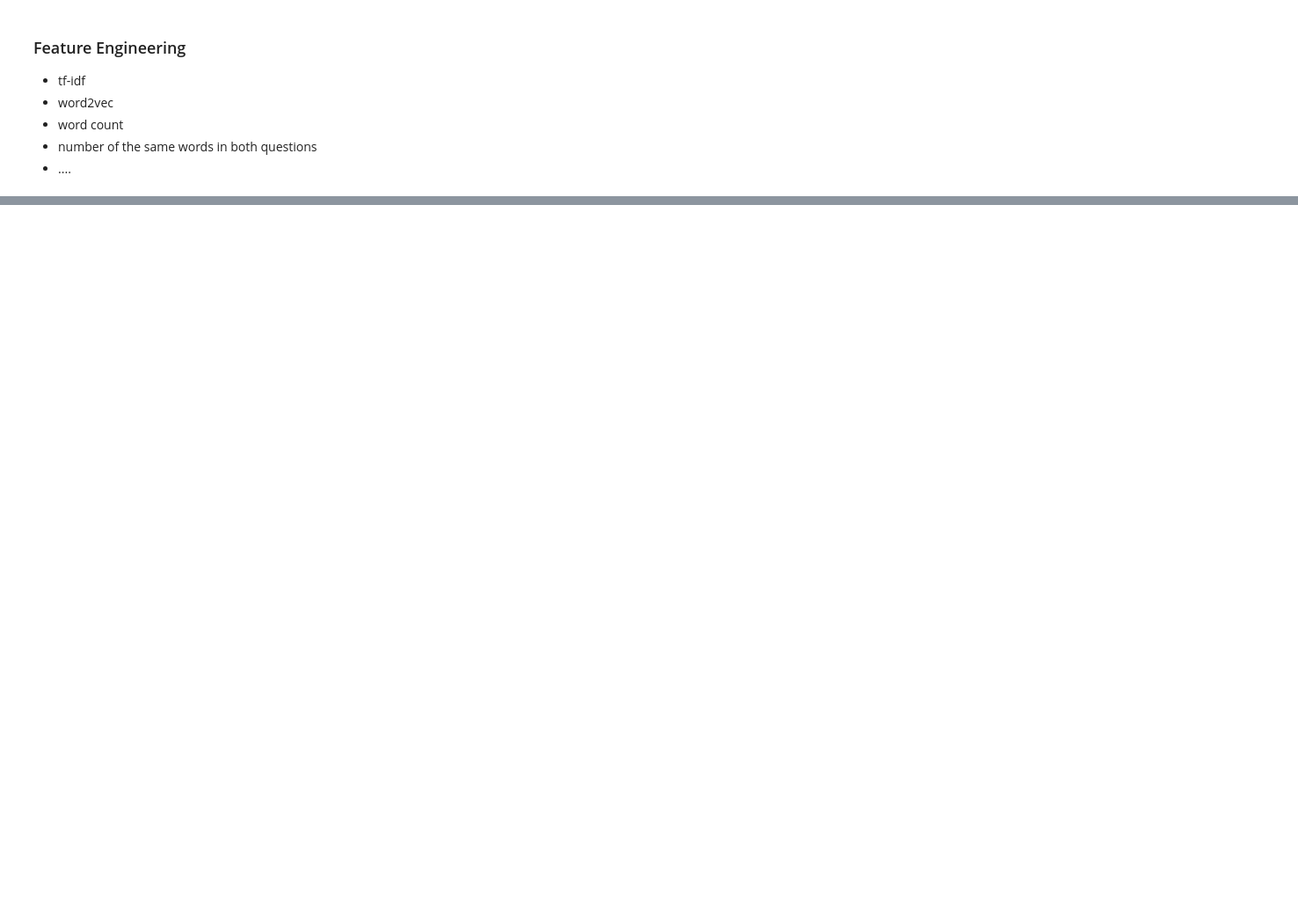
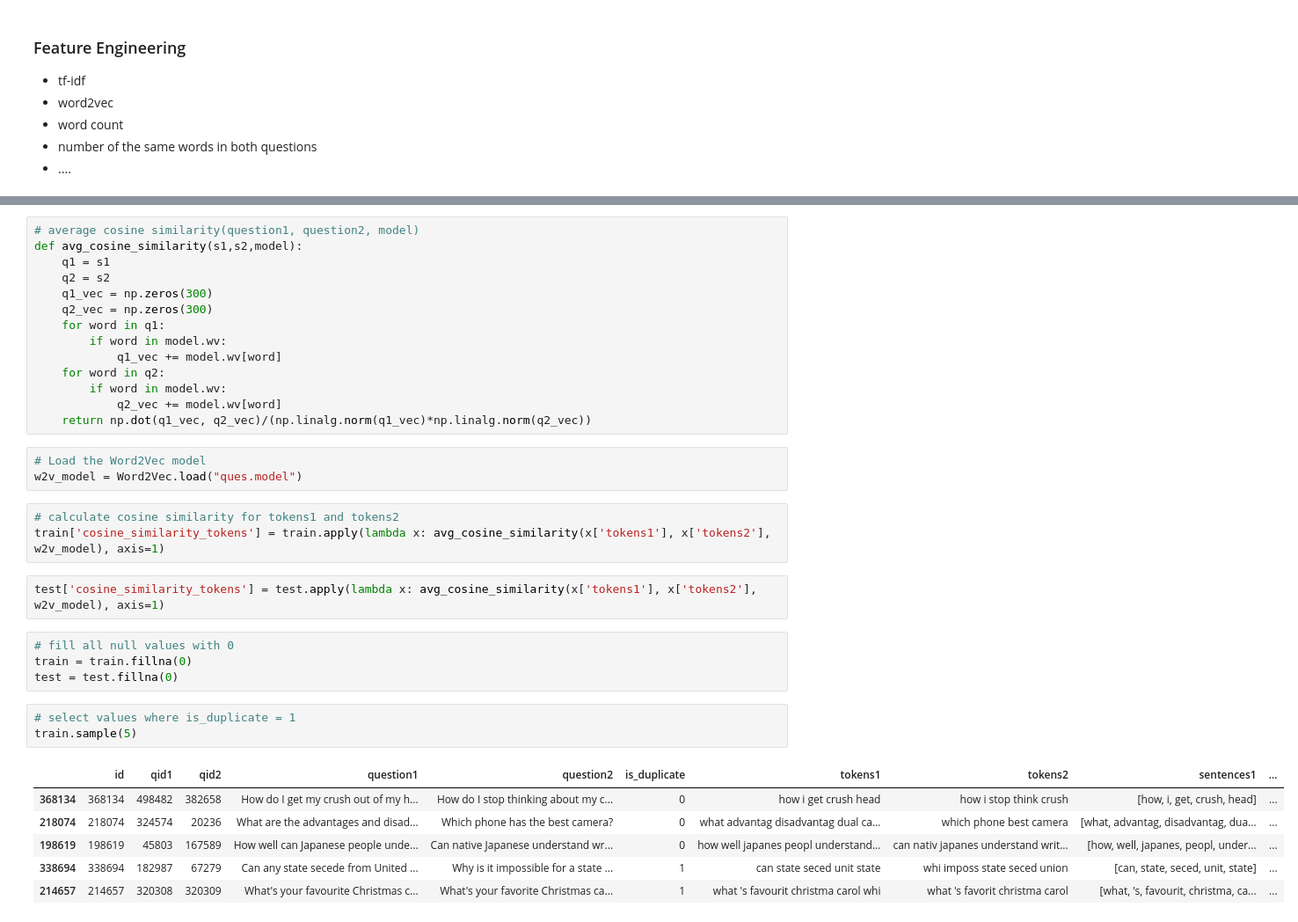
Before and after one commit to MillanAir/mini-project-V, a Jupyter notebook: mini_project_V.ipynb, the cells around one changed output, grey strips where cells are left out. Shown: that part at 88% size. Drawn from its saved outputs; the diff is of its cells as text; blank space fills up the shorter version.

```diff
--- a/mini_project_V.ipynb
+++ b/mini_project_V.ipynb
@@ -213,3 +286,39 @@ train.head()
+# %%
+# average cosine similarity(question1, question2, model)
+def avg_cosine_similarity(s1,s2,model):
+    q1 = s1
+    q2 = s2
+    q1_vec = np.zeros(300)
+    q2_vec = np.zeros(300)
+    for word in q1:
+        if word in model.wv:
+            q1_vec += model.wv[word]
+    for word in q2:
+        if word in model.wv:
+            q2_vec += model.wv[word]
+    return np.dot(q1_vec, q2_vec)/(np.linalg.norm(q1_vec)*np.linalg.norm(q2_vec))
+# %%
+# Load the Word2Vec model
+w2v_model = Word2Vec.load("ques.model")
+# %%
+# calculate cosine similarity for tokens1 and tokens2
+train['cosine_similarity_tokens'] = train.apply(lambda x: avg_cosine_similarity(x['tokens1'], x['tokens2'], w2v_model), axis=1)
+# %%
+test['cosine_similarity_tokens'] = test.apply(lambda x: avg_cosine_similarity(x['tokens1'], x['tokens2'], w2v_model), axis=1)
+# %%
+# fill all null values with 0
+train = train.fillna(0)
+test = test.fillna(0)
+# %%
+# select values where is_duplicate = 1
+train.sample(5)
+# %% [output]
+|  | id | qid1 | qid2 | question1 | question2 | is_duplicate | tokens1 | tokens2 | sentences1 | ... |
+| 368134 | 368134 | 498482 | 382658 | How do I get my crush out of my h... | How do I stop thinking about my c... | 0 | how i get crush head | how i stop think crush | [how, i, get, crush, head] | ... |
+| 218074 | 218074 | 324574 | 20236 | What are the advantages and disad... | Which phone has the best camera? | 0 | what advantag disadvantag dual ca... | which phone best camera | [what, advantag, disadvantag, dua... | ... |
+| 198619 | 198619 | 45803 | 167589 | How well can Japanese people unde... | Can native Japanese understand wr... | 0 | how well japanes peopl understand... | can nativ japanes understand writ... | [how, well, japanes, peopl, under... | ... |
+| 338694 | 338694 | 182987 | 67279 | Can any state secede from United ... | Why is it impossible for a state ... | 1 | can state seced unit state | whi imposs state seced union | [can, state, seced, unit, state] | ... |
+| 214657 | 214657 | 320308 | 320309 | What's your favourite Christmas c... | What's your favorite Christmas ca... | 1 | what 's favourit christma carol whi | what 's favorit christma carol | [what, 's, favourit, christma, ca... | ... |
 # %% [markdown]
 ### Modeling
 
```
Also changed, not shown: parts of 31 cells of this notebook, 4 other files.
